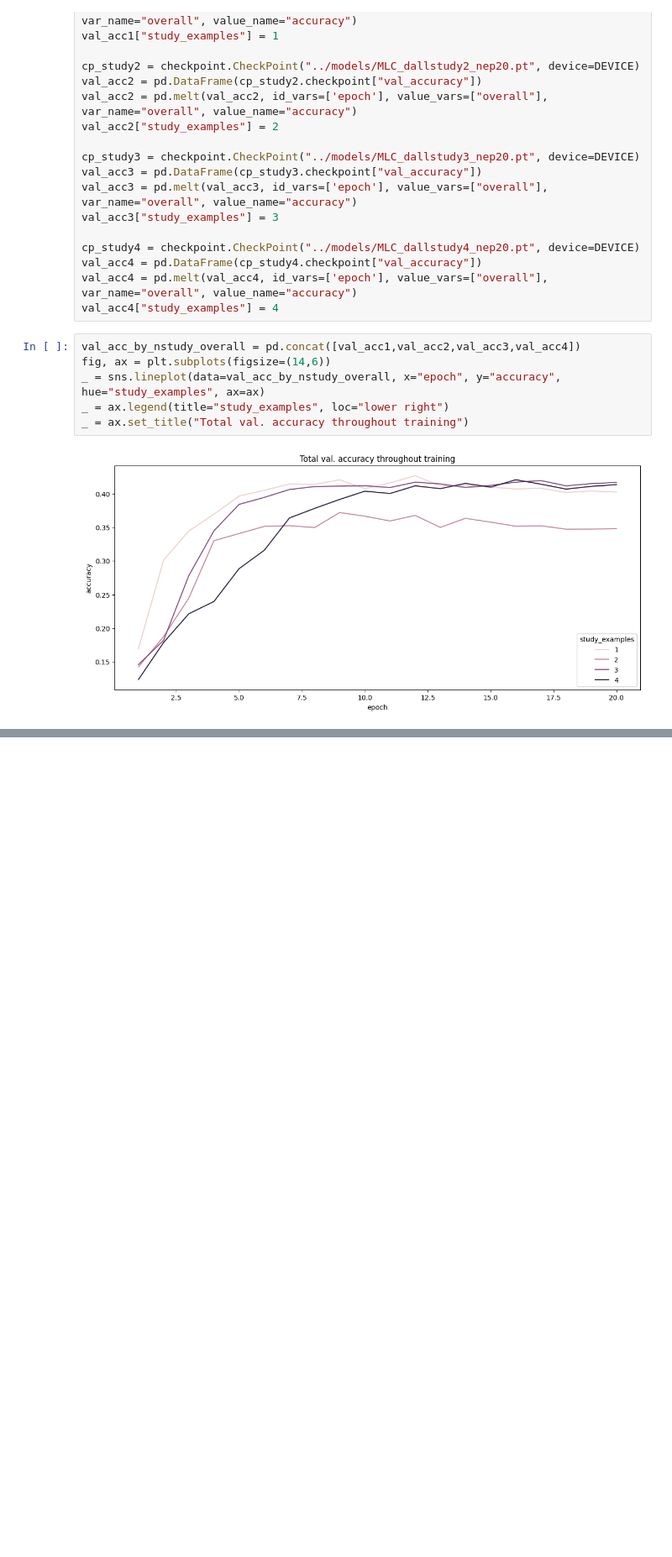
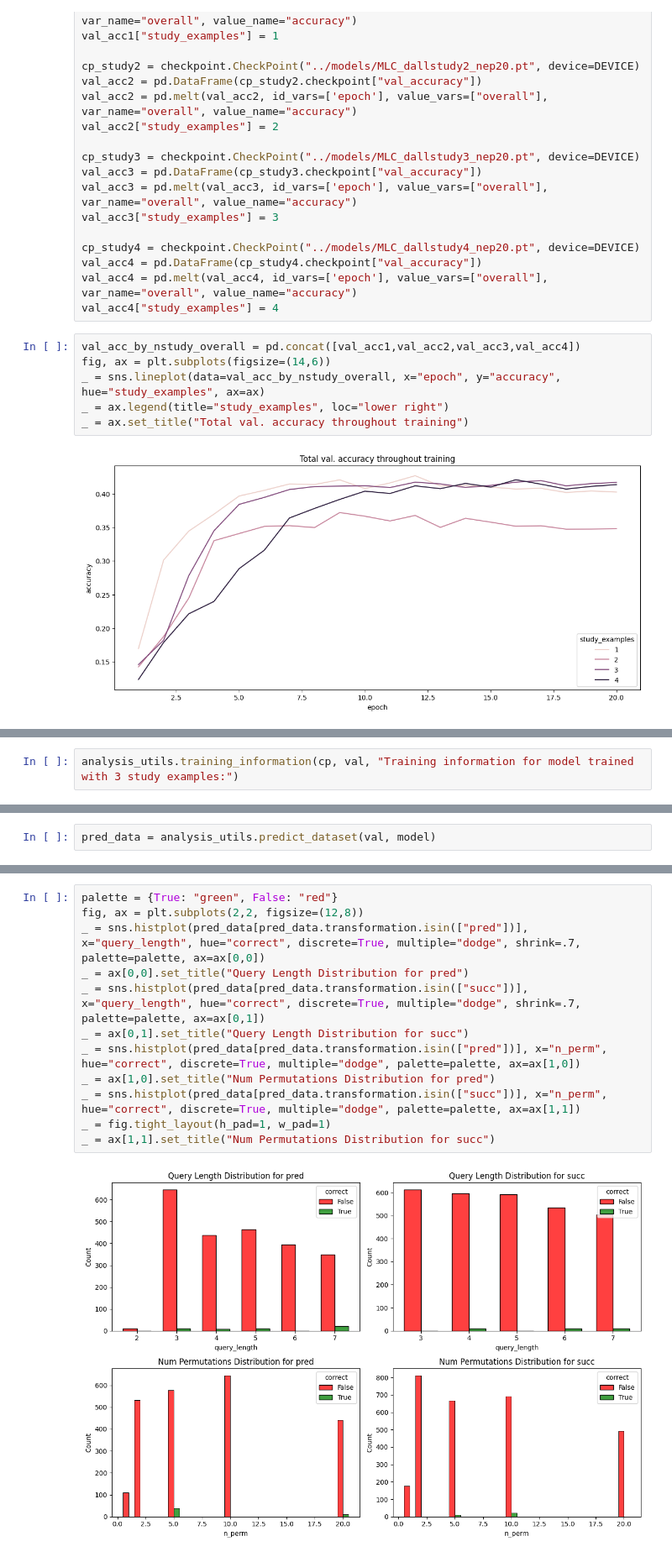
Before and after one commit to philipp-hellwig/MLC-letter-string-analogies, a Jupyter notebook: analyses/all_trans.ipynb, the cells around one changed output, grey strips where cells are left out. Shown at 84% size. Drawn from its saved outputs; the diff is of its cells as text; blank space fills up the shorter version.

```diff
--- a/analyses/all_trans.ipynb
+++ b/analyses/all_trans.ipynb
@@ -263,0 +314,2 @@ _ = ax.set_title("Total val. accuracy throughout training")
+# %%
+analysis_utils.training_information(cp, val, "Training information for model trained with 3 study examples:")
@@ -263,0 +330,2 @@ _ = ax.set_title("Total val. accuracy throughout training")
+# %%
+pred_data = analysis_utils.predict_dataset(val, model)
@@ -263,0 +356,14 @@ _ = ax.set_title("Total val. accuracy throughout training")
+# %%
+palette = {True: "green", False: "red"}
+fig, ax = plt.subplots(2,2, figsize=(12,8))
+_ = sns.histplot(pred_data[pred_data.transformation.isin(["pred"])], x="query_length", hue="correct", discrete=True, multiple="dodge", shrink=.7, palette=palette, ax=ax[0,0])
+_ = ax[0,0].set_title("Query Length Distribution for pred")
+_ = sns.histplot(pred_data[pred_data.transformation.isin(["succ"])], x="query_length", hue="correct", discrete=True, multiple="dodge", shrink=.7, palette=palette, ax=ax[0,1])
+_ = ax[0,1].set_title("Query Length Distribution for succ")
+_ = sns.histplot(pred_data[pred_data.transformation.isin(["pred"])], x="n_perm", hue="correct", discrete=True, multiple="dodge", palette=palette, ax=ax[1,0])
+_ = ax[1,0].set_title("Num Permutations Distribution for pred")
+_ = sns.histplot(pred_data[pred_data.transformation.isin(["succ"])], x="n_perm", hue="correct", discrete=True, multiple="dodge", palette=palette, ax=ax[1,1])
+_ = fig.tight_layout(h_pad=1, w_pad=1)
+_ = ax[1,1].set_title("Num Permutations Distribution for succ")
+# %% [output]
+[figure, added]
```
Also changed, not shown: parts of 9 cells of this notebook, 1 other file.
